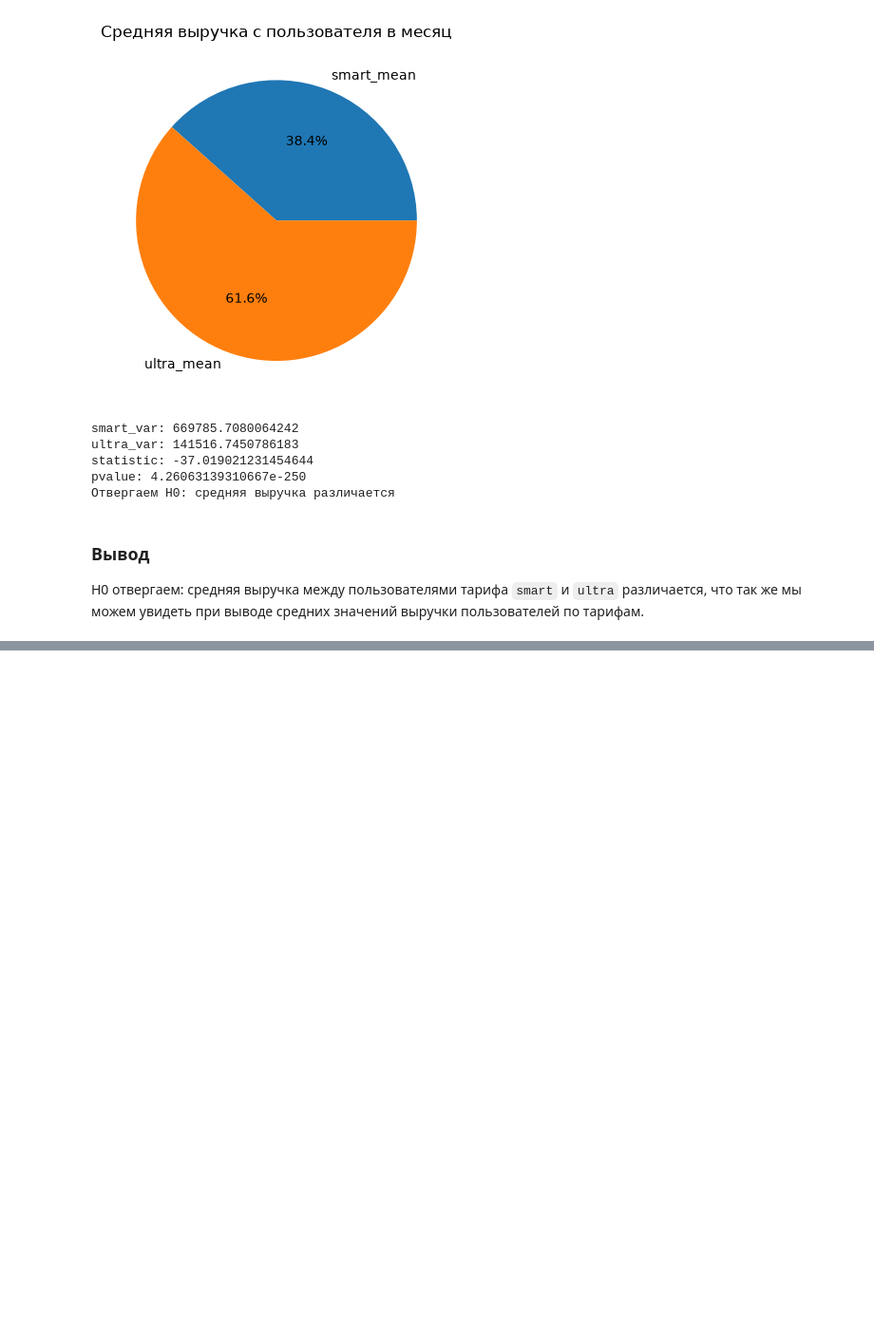
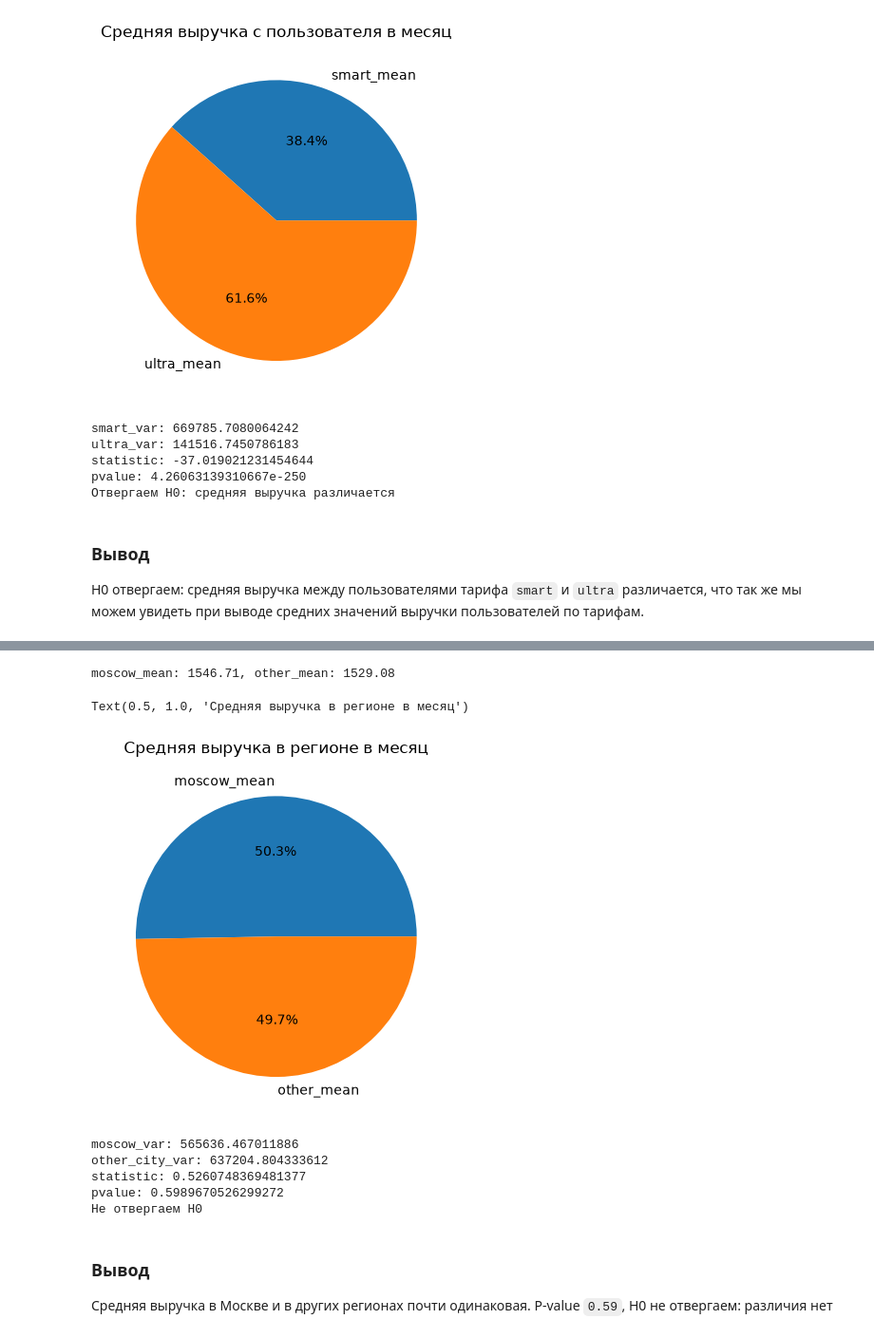
Before and after one commit to artkriukov/portfolio, a Jupyter notebook: telecom_tariff_revenue/notebooks/telecom_analysis.ipynb, the cells around one changed output, grey strips where cells are left out. Shown at 95% size. Saved outputs shown, nothing was run; the diff lists cells and outputs as text; code cells hidden in the pictures; blank space fills up the shorter version.

Commit message:
[telecom_tariff_revenue] test mean revenue difference between moscow and other city

```diff
--- a/telecom_tariff_revenue/notebooks/telecom_analysis.ipynb
+++ b/telecom_tariff_revenue/notebooks/telecom_analysis.ipynb
@@ -250,0 +257,43 @@ H0 отвергаем: средняя выручка между пользова
+# %%
+moscow = user_month.loc[user_month['city'] == 'Москва', 'revenue']
+other_city = user_month.loc[user_month['city'] != 'ultra', 'revenue']
+
+mean_per_city = {
+  'moscow_mean': moscow.mean().round(2),
+  'other_mean': other_city.mean().round(2),
+}
+
+print(f'moscow_mean: {mean_per_city['moscow_mean']}, other_mean: {mean_per_city['other_mean']}')
+# %% [output]
+moscow_mean: 1546.71, other_mean: 1529.08
+# %%
+fig, ax = plt.subplots()
+ax.pie(
+  mean_per_city.values(),
+  labels=mean_per_city.keys(),
+  autopct='%1.1f%%'
+  )
+ax.set_title('Средняя выручка в регионе в месяц')
+# %% [output]
+Text(0.5, 1.0, 'Средняя выручка в регионе в месяц')
+[figure, added]
+# %%
+alpha = 0.05
+results = stats.ttest_ind(moscow, other_city, equal_var=False)
+
+print(f'moscow_var: {smart.var()} \nother_city_var: {ultra.var()}')
+print(f'statistic: {results.statistic} \npvalue: {results.pvalue}')
+
+if results.pvalue < alpha:
+  print('Отвергаем H0: средняя выручка различается')
+else:
+  print('Не отвергаем H0')
+# %% [output]
+moscow_var: 565636.467011886
+other_city_var: 637204.804333612
+statistic: 0.5260748369481377
+pvalue: 0.5989670526299272
+Не отвергаем H0
+# %% [markdown]
+### Вывод
+Средняя выручка в Москве и в других регионах почти одинаковая. P-value `0.59`, H0 не отвергаем: различия нет
```
Also changed, not shown: parts of 2 cells of this notebook.
